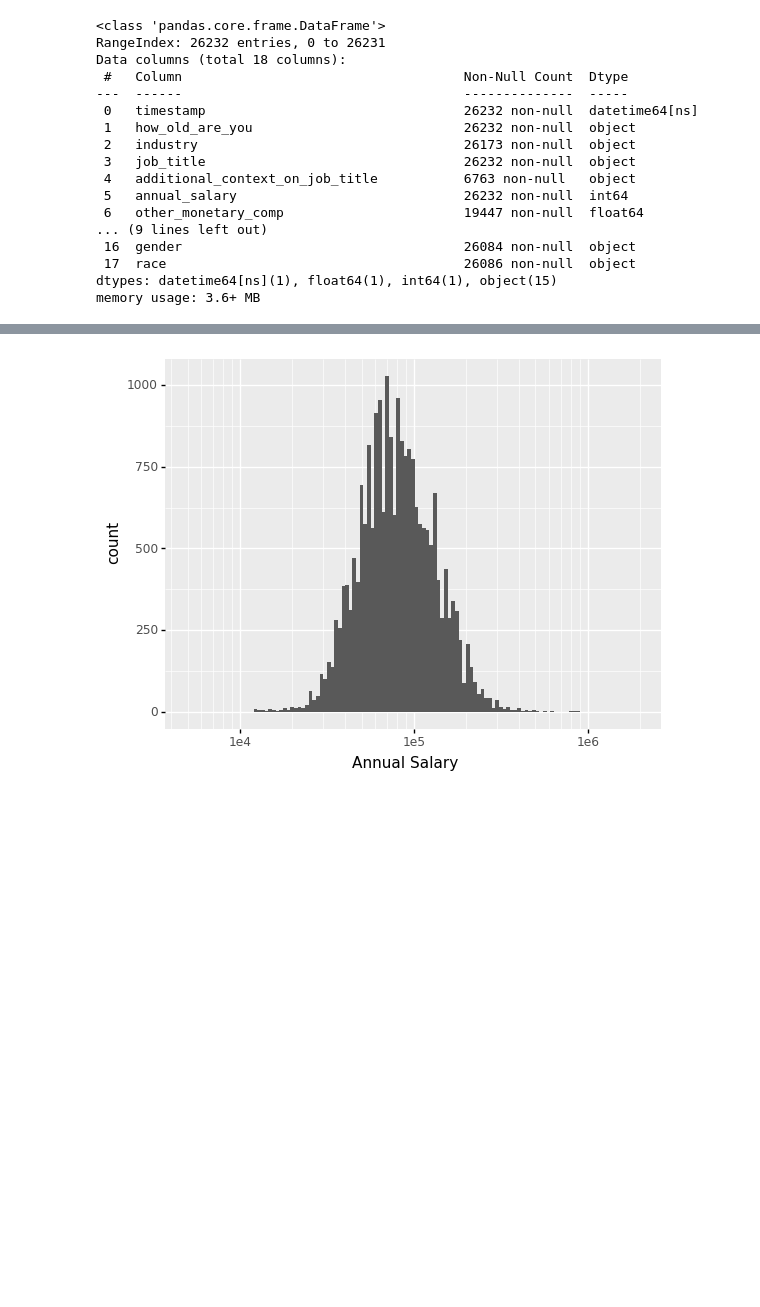
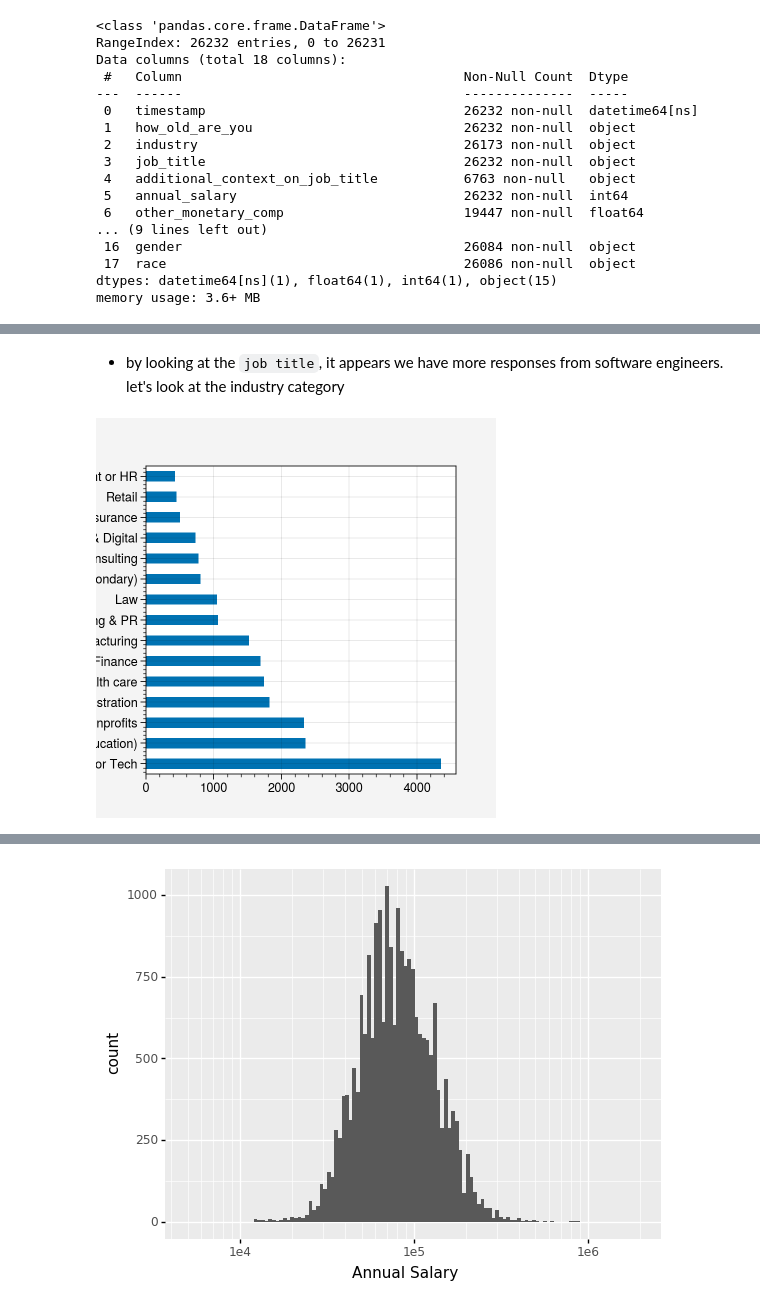
Before and after one commit to andersy005/ms-ds-notebooks, a Jupyter notebook: notebooks/data-cleaning.ipynb, the cells around one changed output, grey strips where cells are left out. Saved outputs shown, nothing was run; the diff lists cells and outputs as text; code cells hidden in the pictures; blank space fills up the shorter version.

```diff
--- a/notebooks/data-cleaning.ipynb
+++ b/notebooks/data-cleaning.ipynb
@@ -94 +108,7 @@ Name: job_title, Length: 12622, dtype: int64
+# %% [markdown]
+- by looking at the `job title`, it appears we have more responses from software engineers. let's look at the industry category
+# %%
+df.industry.value_counts()[:15].plot(kind='barh');
+# %% [output]
+[figure, added]
 # %%
```
Also changed, not shown: parts of 15 cells of this notebook.
